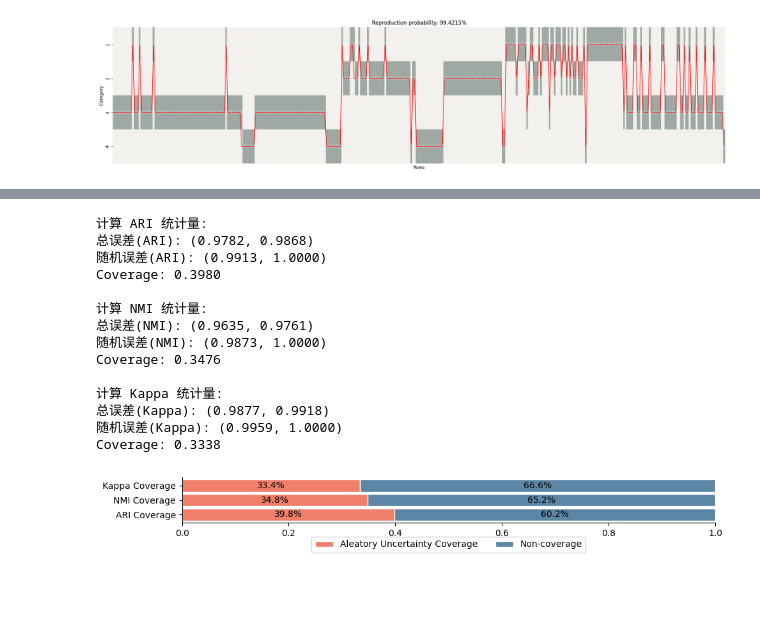
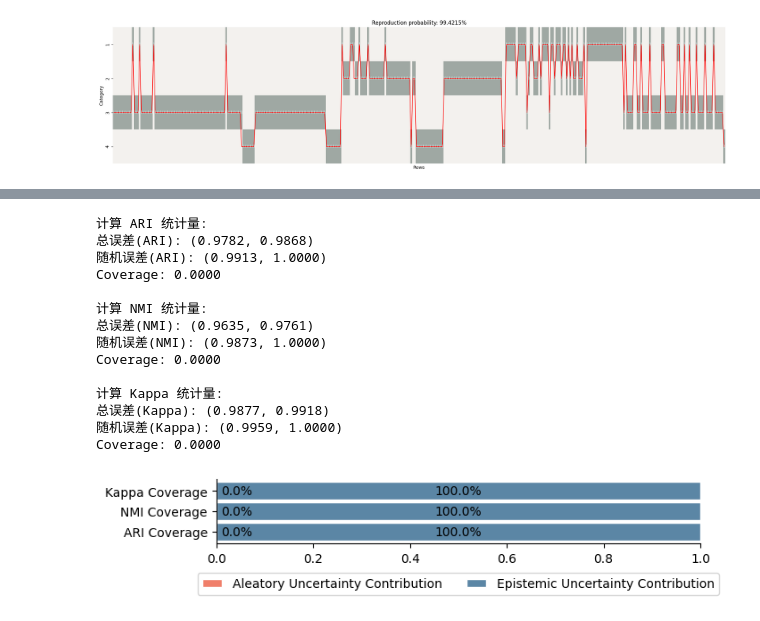
Before and after one commit to orangemimi/RP-framework-data, a Jupyter notebook: case1/Evaluation.ipynb, the cells around one changed output, grey strips where cells are left out. Saved outputs shown, nothing was run; the diff lists cells and outputs as text; code cells hidden in the pictures; blank space fills up the shorter version.

```diff
--- a/case1/Evaluation.ipynb
+++ b/case1/Evaluation.ipynb
@@ -455,7 +436,7 @@ for stat_type in stat_types:
     monteCarlo_values = monteCarloMethod(10000, filtered_data_repro, stat_type)
     ci_low_mc_random, ci_high_mc_random = calculate_confidence_interval(monteCarlo_values)
 
-    coverage = calculate_coverage((ci_low, 1), (ci_low_mc_random, ci_high_mc_random))
+    coverage = calculate_coverage((ci_low, ci_high), (ci_low_mc_random, ci_high_mc_random))
     coverage = float(np.clip(coverage, 0, 1))  # safety
     coverages.append(coverage)
     non_coverages.append(1 - coverage)
@@ -467,20 +448,20 @@ for stat_type in stat_types:
 计算 ARI 统计量:
 总误差(ARI): (0.9782, 0.9868)
 随机误差(ARI): (0.9913, 1.0000)
-Coverage: 0.3980
+Coverage: 0.0000
 
 计算 NMI 统计量:
 总误差(NMI): (0.9635, 0.9761)
 随机误差(NMI): (0.9873, 1.0000)
-Coverage: 0.3476
+Coverage: 0.0000
 
 计算 Kappa 统计量:
 总误差(Kappa): (0.9877, 0.9918)
 随机误差(Kappa): (0.9959, 1.0000)
-Coverage: 0.3338
+Coverage: 0.0000
 # %%
 # ---- plot: horizontal stacked bars (like your attachment) ----
-fig, ax = plt.subplots(figsize=(10, 1.2))
+fig, ax = plt.subplots(figsize=(7, 1.2))
 
 y_pos = np.arange(len(stat_types))
 
@@ -488,40 +469,47 @@ y_pos = np.arange(len(stat_types))
 color_cov = "#F07F6A"   # soft coral/orange-red
 color_non = "#5B86A5"   # muted blue-gray
 
-bar_h = 0.85  # 越大间距越小（最大接近 1）
+bar_h = 0.85
 
-ax.barh(y_pos, coverages, color=color_cov, edgecolor="white", height=bar_h, label="Aleatory Uncertainty Coverage")
-ax.barh(y_pos, non_coverages, left=coverages, color=color_non, edgecolor="white", height=bar_h, label="Non-coverage")
+ax.barh(y_pos, coverages, color=color_cov, edgecolor="white", height=bar_h, label="Aleatory Uncertainty Contribution")
+ax.barh(y_pos, non_coverages, left=coverages, color=color_non, edgecolor="white", height=bar_h, label="Epistemic Uncertainty Contribution")
 
 # percent labels inside bars
 for i, (c, nc) in enumerate(zip(coverages, non_coverages)):
     if c > 0.05:
         ax.text(c / 2, i, f"{c*100:.1f}%", va="center", ha="center", fontsize=10)
     else:
         ax.text(c + 0.01, i, f"{c*100:.1f}%", va="center", ha="left", fontsize=10)
 
     if nc > 0.05:
         ax.text(c + nc / 2, i, f"{nc*100:.1f}%", va="center", ha="center", fontsize=10)
     else:
         ax.text(c + nc - 0.01, i, f"{nc*100:.1f}%", va="center", ha="right", fontsize=10)
 
 ax.set_yticks(y_pos)
 ax.set_yticklabels([f"{s} Coverage" for s in stat_types])
 ax.set_xlim(0, 1)
 
 # ax.set_title("(B) Aleatory Uncertainty Coverage Analysis", fontsize=12)
 
 
 # clean style similar to paper figure
 ax.spines["top"].set_visible(False)
 ax.spines["right"].set_visible(False)
 
-ax.legend(loc="lower center", bbox_to_anchor=(0.5, -0.75), ncol=2, frameon=True)
-
+ax.legend(
+    loc="lower center",
+    bbox_to_anchor=(0.5, -0.9),
+    ncol=2,              # 一列两行
+    frameon=True,
+    handlelength=1.6,
+    labelspacing=0.3,
+    borderpad=0.4
+)
 plt.tight_layout(rect=[0, 0.12, 1, 1])  # 底部留 12% 空间
 # 或者
 plt.subplots_adjust(bottom=0.28)
 # plt.savefig("repro-out/coverage_stacked_bar.svg")
 plt.show()
 # %% [output]
-[figure, old version]
+[figure, new version]
```
Also changed, not shown: parts of 5 cells of this notebook, 35 other files.
